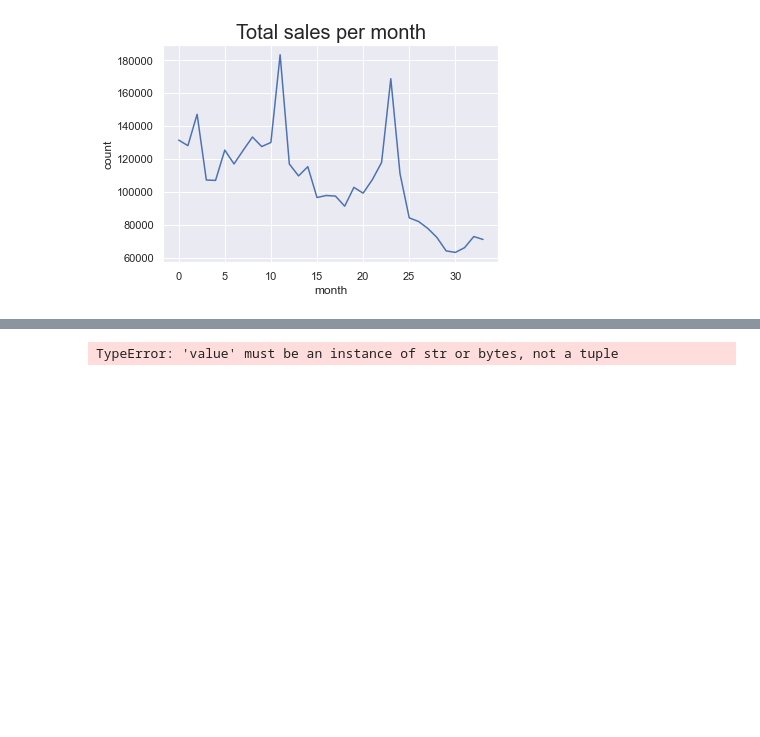
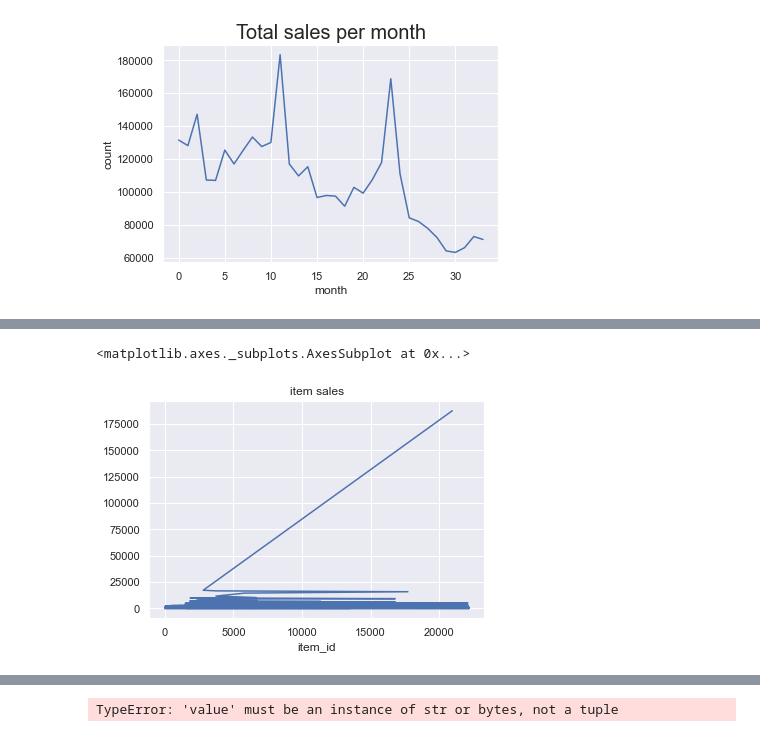
Before and after one commit to KiritotiriK/Predict-Future-Sales, a Jupyter notebook: Predict Future Sales.ipynb, the cells around one changed output, grey strips where cells are left out. Cells and saved outputs as stored; diff of their text form; code cells hidden in the pictures; blank space fills up the shorter version.

```diff
--- a/Predict Future Sales.ipynb
+++ b/Predict Future Sales.ipynb
@@ -378,0 +435,5 @@ item_cnt_month.sum(0).plot( title='Total sales per item')  # 每个商品的总
+# %%
+item_cnt_month_sub1.sum(0).sort_values(ascending=False).plot( title='item sales')
+# %% [output]
+<matplotlib.axes._subplots.AxesSubplot at 0x...>
+[figure, added]
```
Also changed, not shown: parts of 45 cells of this notebook.
